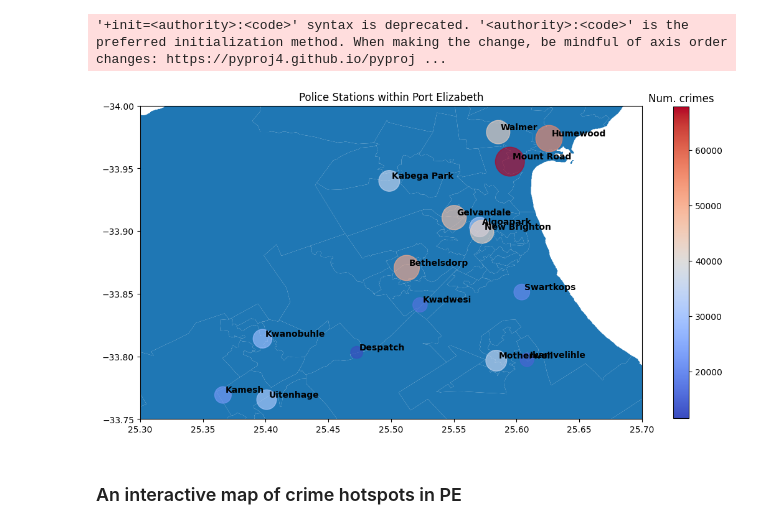
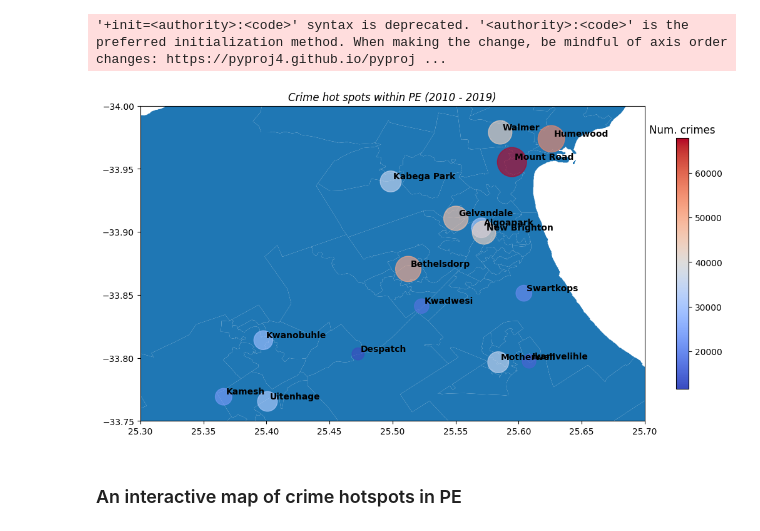
Before and after one commit to BlocknBoom123/CrimePy, a Jupyter notebook: CrimePy.ipynb, the cells around one changed output. Drawn from its saved outputs; the diff is of its cells as text; code cells hidden in the pictures.

```diff
--- a/CrimePy.ipynb
+++ b/CrimePy.ipynb
@@ -133,17 +133,17 @@ geo_df = gpd.GeoDataFrame(sum_crimes, crs = {'init': 'epsg:4326'}, geometry=[Poi
 # %%
 fig, ax = plt.subplots(figsize=(13,13))
 map = gpd.read_file("gadm41_ZAF_shp\\gadm41_ZAF_4.shp")
 map.plot(ax=ax, aspect=1) #Plot the map of South Africa
-geo_df.plot(aspect=1, column='Crimes', ax=ax, markersize='size', cmap='coolwarm', legend=True, alpha=0.65, legend_kwds={'shrink': 0.5}) #Plot the latitude longitude pairs onto the same SA map.
+geo_df.plot(aspect=1, column='Crimes', ax=ax, markersize='size', cmap='coolwarm', legend=True, alpha=0.65, legend_kwds={'shrink': 0.4}) #Plot the latitude longitude pairs onto the same SA map.
 ax.set_ylim([-33.75, -34])
 ax.set_xlim([25.3, 25.7])
-plt.title('Police Stations within Port Elizabeth')
+plt.title('Crime hot spots within PE (2010 - 2019)', style='italic')
 for x, y, label in zip(geo_df.geometry.x, geo_df.geometry.y, geo_df['Police Station']):
     ax.annotate(label, xy=(x, y), xytext=(3, 3), textcoords="offset points", weight='bold')
 ax.get_figure().get_axes()[1].set_title("Num. crimes")
 plt.show()
 # %% [output]
-[figure, old version]
+[figure, new version]
 # %% [markdown]
 ### An interactive map of crime hotspots in PE
 # %%
```
Also changed, not shown: parts of 15 cells of this notebook.
